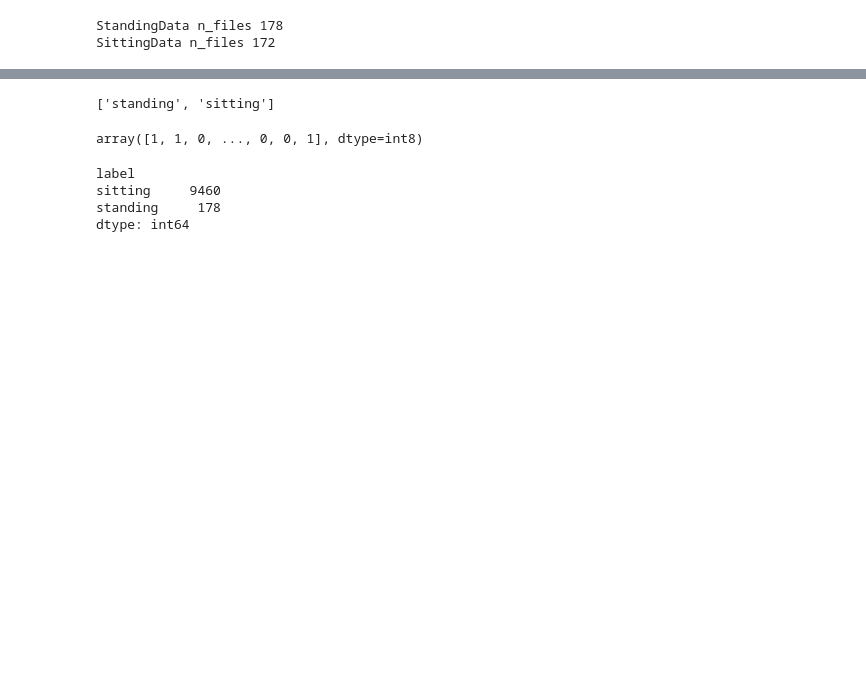
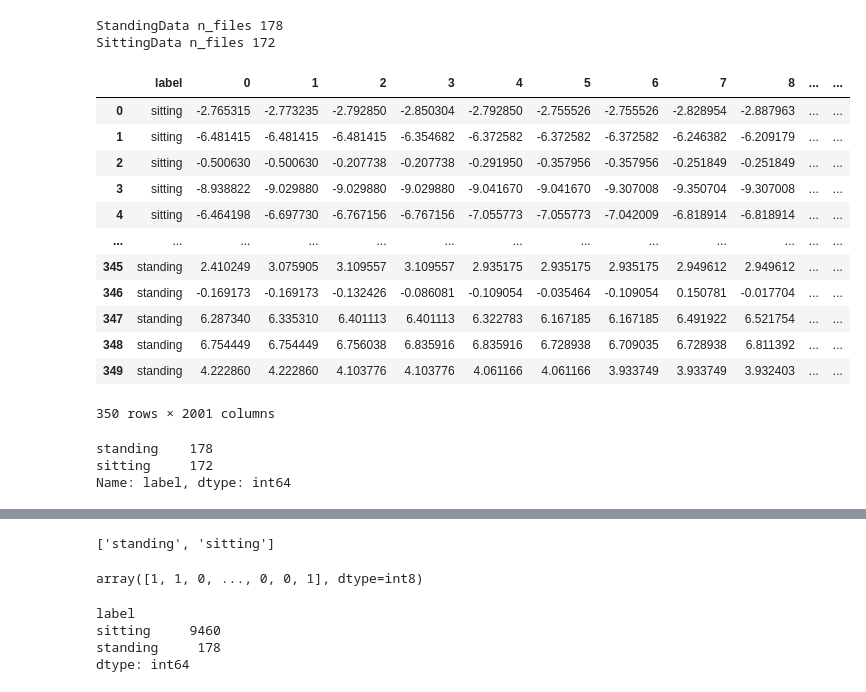
Before and after one commit to AurelienNioche/RIS, a Jupyter notebook: run/william/preprocessing.ipynb, the cells around one changed output, grey strips where cells are left out. Drawn from its saved outputs; the diff is of its cells as text; code cells hidden in the pictures; blank space fills up the shorter version.

```diff
--- a/run/william/preprocessing.ipynb
+++ b/run/william/preprocessing.ipynb
@@ -49,35 +49,64 @@ def preprocessing(data):
     data = pd.DataFrame(data).T
 
     return data
+# %%
+StandingData = glob.glob(f"{data_folder}/Standing//*.csv")
+SittingData = glob.glob(f"{data_folder}/Sitting//*.csv")
+
+print("StandingData n_files", len(StandingData))
+print("SittingData n_files", len(SittingData))
+# %% [output]
+StandingData n_files 178
+SittingData n_files 172
 # %%
-StandingData = glob.glob(f"{data_folder}/Standing//*.csv")
-SittingData = glob.glob(f"{data_folder}/Sitting//*.csv")
-
-print("StandingData n_files", len(StandingData))
-print("SittingData n_files", len(SittingData))
-
 li = []
 
 for files in StandingData:
     data = pd.read_csv(files, index_col=False, header=None)
     data = preprocessing(data)
-    label = 'standing'
-    data.insert(0, 'label', label)
     li.append(data)
 
-for files in SittingData:
-    data = pd.read_csv(files, index_col=False, header=None)
-    preprocessing(data)
-    label = 'sitting'
-    data.insert(0, 'label', label)
-    li.append(data)
+data = pd.concat(li, axis=0, ignore_index=True,sort=False)
+label = 'standing'
+data.insert(0, 'label', label)
 
-rng.shuffle(li)
-
-full = pd.concat(li, axis=0, ignore_index=True,sort=False)
+data_stand = data
-# %% [output]
-StandingData n_files 178
-SittingData n_files 172
+# %%
+li = []
+
+for files in SittingData:
+    data = pd.read_csv(files, index_col=False, header=None)
+    data = preprocessing(data)
+    li.append(data)
+
+data = pd.concat(li, axis=0, ignore_index=True,sort=False)
+label = 'sitting'
+data.insert(0, 'label', label)
+
+data_sit = data
+# %%
+data = pd.concat([data_sit, data_stand], ignore_index=True, sort=False)
+data
+# %% [output]
+|  | label | 0 | 1 | 2 | 3 | 4 | 5 | 6 | 7 | 8 | ... | ... |
+| 0 | sitting | -2.765315 | -2.773235 | -2.792850 | -2.850304 | -2.792850 | -2.755526 | -2.755526 | -2.828954 | -2.887963 | ... | ... |
+| 1 | sitting | -6.481415 | -6.481415 | -6.481415 | -6.354682 | -6.372582 | -6.372582 | -6.372582 | -6.246382 | -6.209179 | ... | ... |
+| 2 | sitting | -0.500630 | -0.500630 | -0.207738 | -0.207738 | -0.291950 | -0.357956 | -0.357956 | -0.251849 | -0.251849 | ... | ... |
+| 3 | sitting | -8.938822 | -9.029880 | -9.029880 | -9.029880 | -9.041670 | -9.041670 | -9.307008 | -9.350704 | -9.307008 | ... | ... |
+| 4 | sitting | -6.464198 | -6.697730 | -6.767156 | -6.767156 | -7.055773 | -7.055773 | -7.042009 | -6.818914 | -6.818914 | ... | ... |
+| ... | ... | ... | ... | ... | ... | ... | ... | ... | ... | ... | ... | ... |
+| 345 | standing | 2.410249 | 3.075905 | 3.109557 | 3.109557 | 2.935175 | 2.935175 | 2.935175 | 2.949612 | 2.949612 | ... | ... |
+| 346 | standing | -0.169173 | -0.169173 | -0.132426 | -0.086081 | -0.109054 | -0.035464 | -0.109054 | 0.150781 | -0.017704 | ... | ... |
+| 347 | standing | 6.287340 | 6.335310 | 6.401113 | 6.401113 | 6.322783 | 6.167185 | 6.167185 | 6.491922 | 6.521754 | ... | ... |
+| 348 | standing | 6.754449 | 6.754449 | 6.756038 | 6.835916 | 6.835916 | 6.728938 | 6.709035 | 6.728938 | 6.811392 | ... | ... |
+| 349 | standing | 4.222860 | 4.222860 | 4.103776 | 4.103776 | 4.061166 | 4.061166 | 3.933749 | 3.933749 | 3.932403 | ... | ... |
+350 rows × 2001 columns
+# %%
+data.label.value_counts()
+# %% [output]
+standing    178
+sitting     172
+Name: label, dtype: int64
 # %%
 full
 # %% [output]
```
Also changed, not shown: 2 other files.
